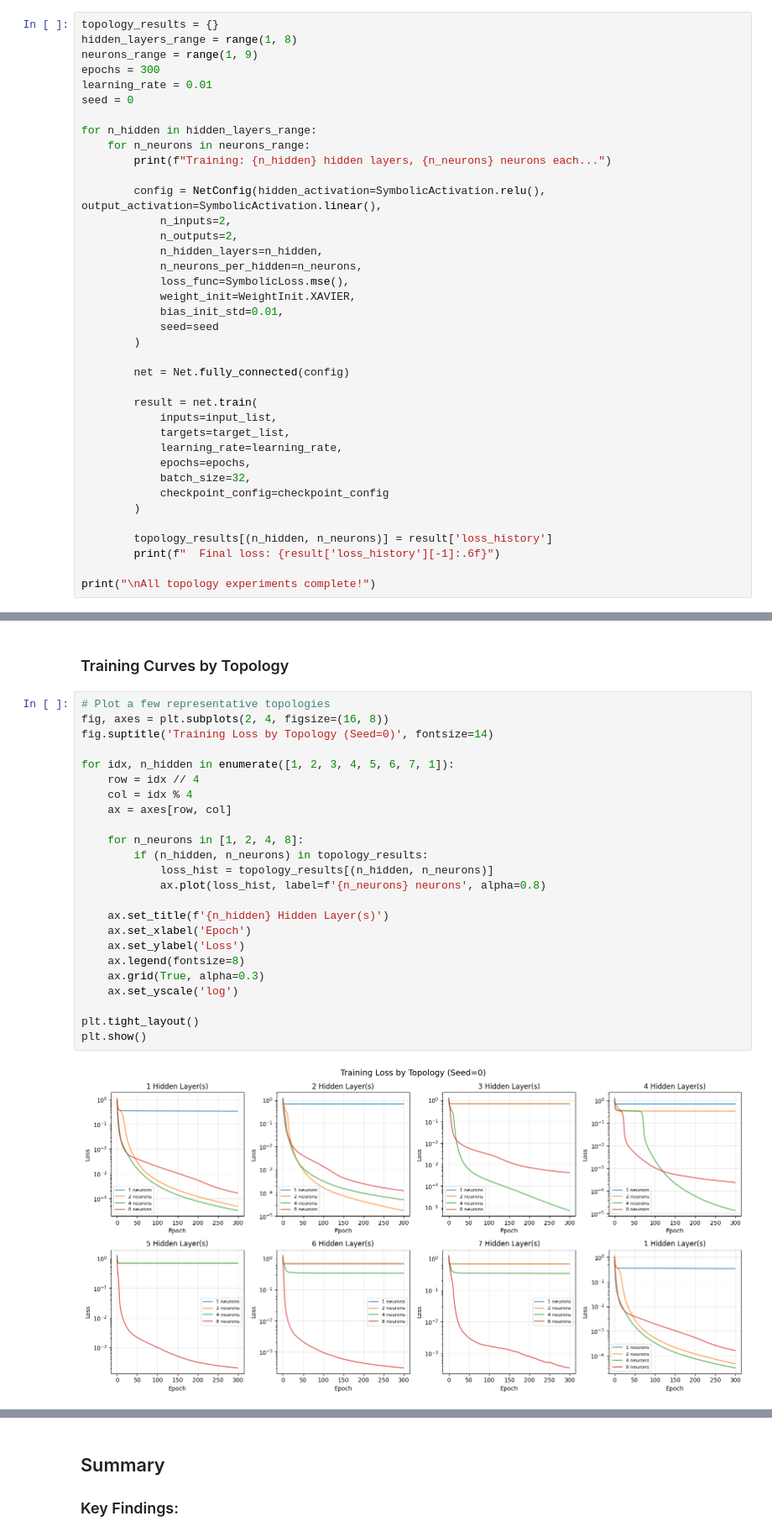
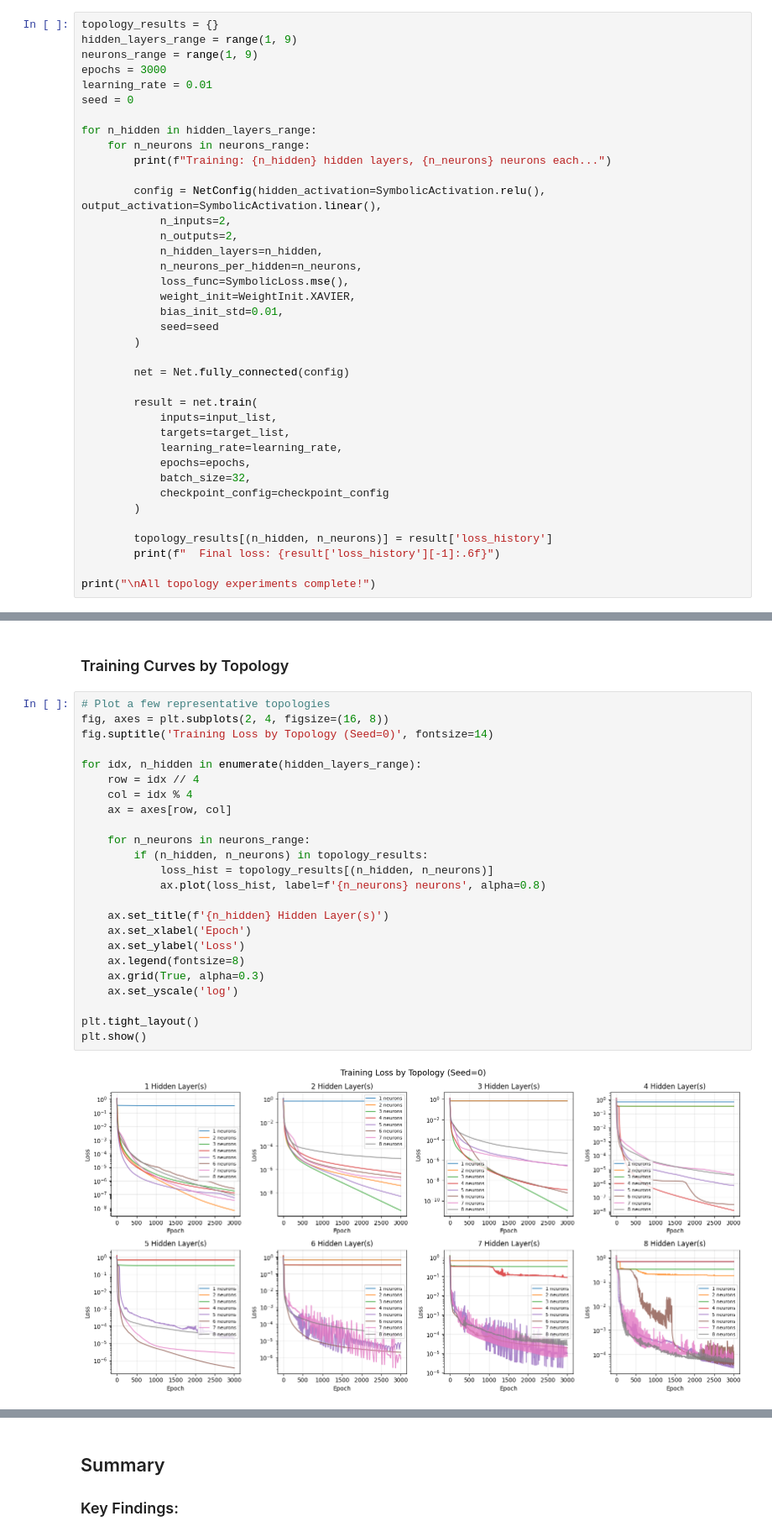
Before and after one commit to 0x53A/UAS_MachineLearning_Robotics, a Jupyter notebook: 07-offset.ipynb, the cells around one changed output, grey strips where cells are left out. Shown: that part at 84% size. Drawn from its saved outputs; the diff is of its cells as text.

```diff
--- a/07-offset.ipynb
+++ b/07-offset.ipynb
@@ -161,9 +161,9 @@ Compare training loss for different network topologies with seed=0.
 **Note:** The topology with 2 hidden layers and 4 neurons per layer will reuse the cached checkpoint from the seed comparison experiment (seed=0).
 # %%
 topology_results = {}
-hidden_layers_range = range(1, 8)
+hidden_layers_range = range(1, 9)
 neurons_range = range(1, 9)
-epochs = 300
+epochs = 3000
 learning_rate = 0.01
 seed = 0
 
@@ -255,29 +255,29 @@ Total parameters: 53
 # %%
 # Plot a few representative topologies
 fig, axes = plt.subplots(2, 4, figsize=(16, 8))
 fig.suptitle('Training Loss by Topology (Seed=0)', fontsize=14)
 
-for idx, n_hidden in enumerate([1, 2, 3, 4, 5, 6, 7, 1]):
+for idx, n_hidden in enumerate(hidden_layers_range):
     row = idx // 4
     col = idx % 4
     ax = axes[row, col]
 
-    for n_neurons in [1, 2, 4, 8]:
+    for n_neurons in neurons_range:
         if (n_hidden, n_neurons) in topology_results:
             loss_hist = topology_results[(n_hidden, n_neurons)]
             ax.plot(loss_hist, label=f'{n_neurons} neurons', alpha=0.8)
 
     ax.set_title(f'{n_hidden} Hidden Layer(s)')
     ax.set_xlabel('Epoch')
     ax.set_ylabel('Loss')
     ax.legend(fontsize=8)
     ax.grid(True, alpha=0.3)
     ax.set_yscale('log')
 
 plt.tight_layout()
 plt.show()
 # %% [output]
-[figure, old version]
+[figure, new version]
 # %%
 # Plot all topologies with fixed neurons (4)
 plt.figure(figsize=(12, 6))
```
Also changed, not shown: parts of 5 cells of this notebook, 12 other files.
